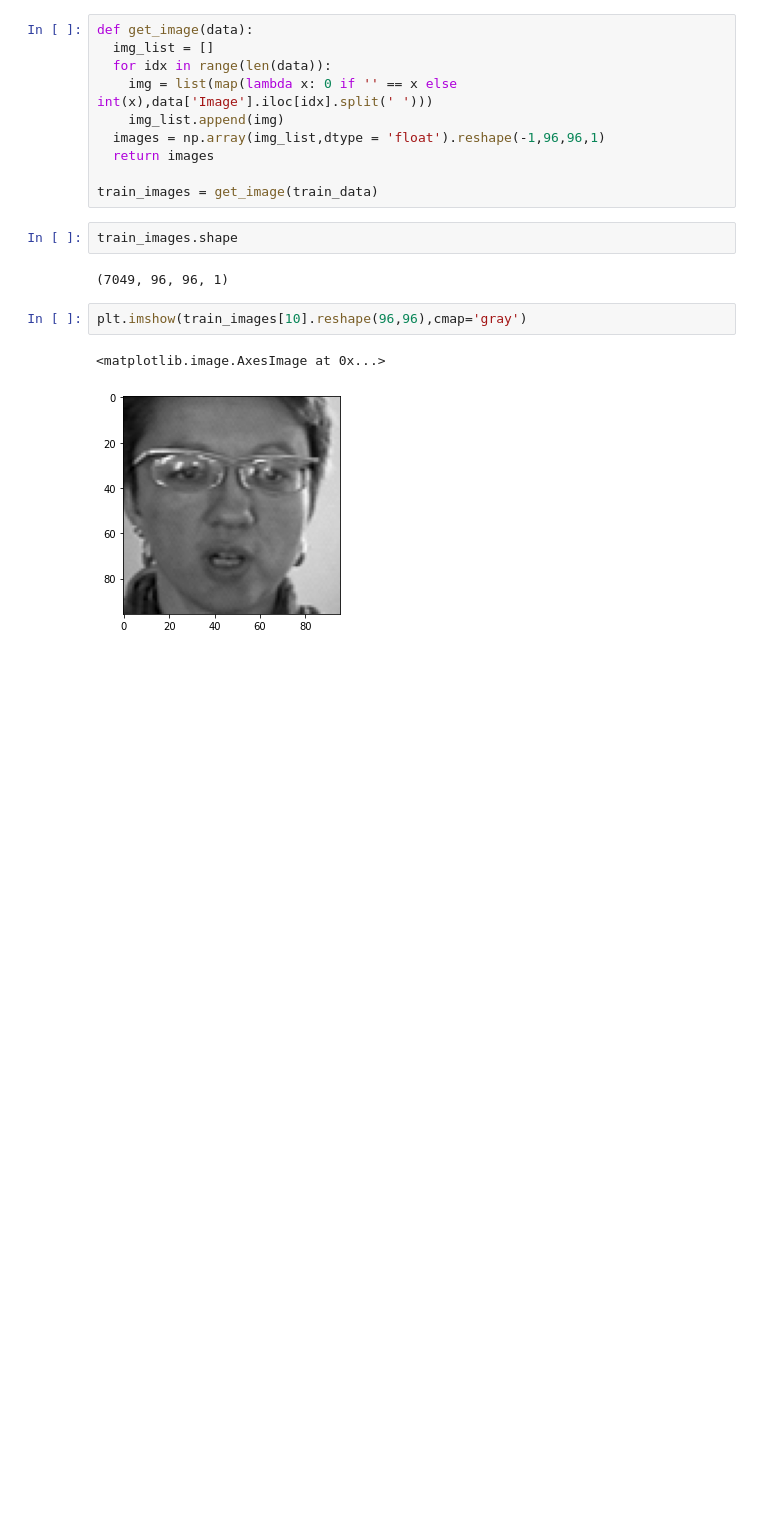
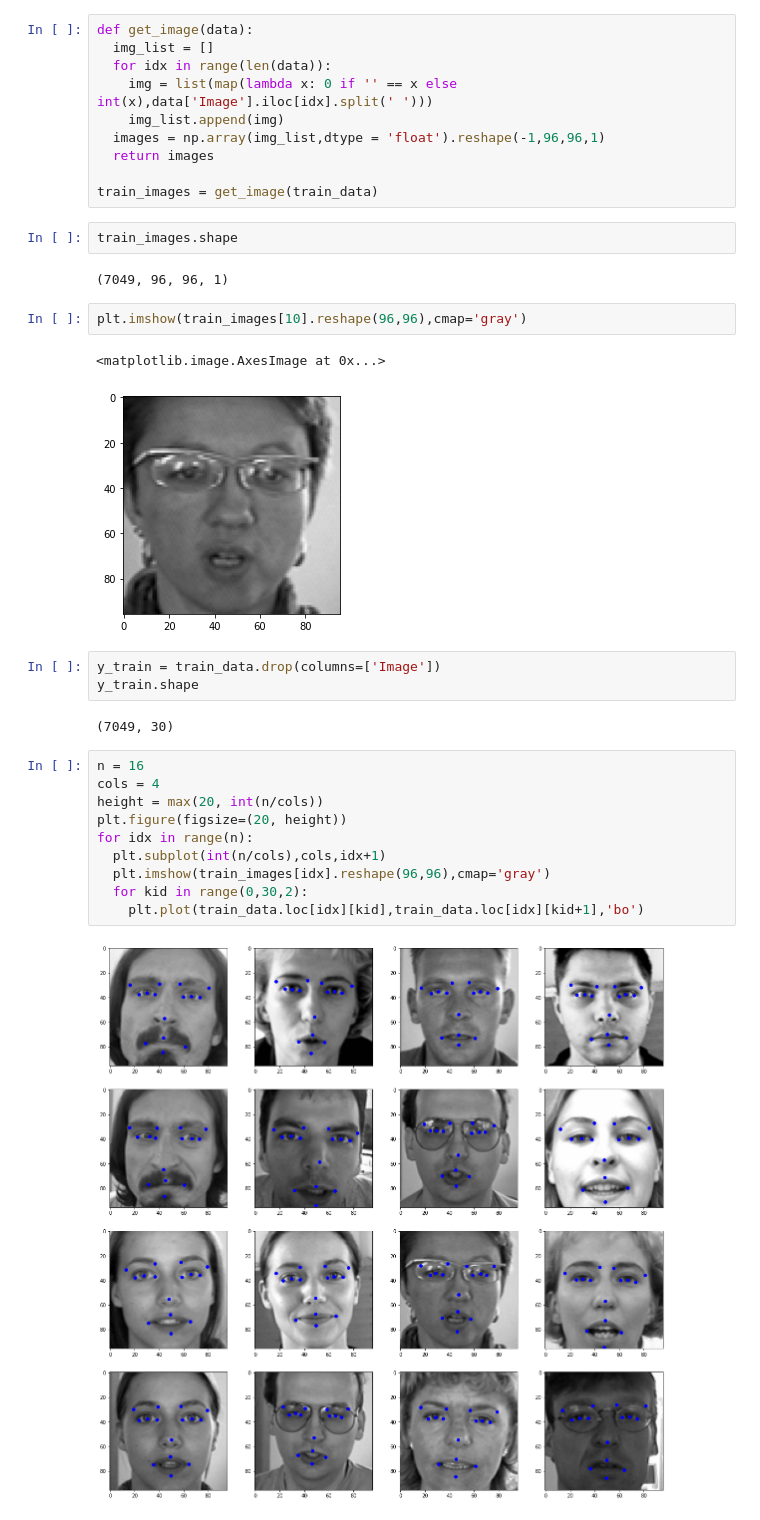
Before and after one commit to imanjunathn/facial_keypoints_detection, a Jupyter notebook: notebooks/facial_keypoints_detection.ipynb, the cells around one changed output. Drawn from its saved outputs; the diff is of its cells as text; blank space fills up the shorter version.

Commit message:
Reading images
1. Loading images
2. Plotting images with key_points

```diff
--- a/notebooks/facial_keypoints_detection.ipynb
+++ b/notebooks/facial_keypoints_detection.ipynb
@@ -86,3 +86,20 @@ plt.imshow(train_images[10].reshape(96,96),cmap='gray')
 # %% [output]
 <matplotlib.image.AxesImage at 0x...>
 [figure]
+# %%
+y_train = train_data.drop(columns=['Image'])
+y_train.shape
+# %% [output]
+(7049, 30)
+# %%
+n = 16
+cols = 4
+height = max(20, int(n/cols))
+plt.figure(figsize=(20, height))
+for idx in range(n):
+  plt.subplot(int(n/cols),cols,idx+1)
+  plt.imshow(train_images[idx].reshape(96,96),cmap='gray')
+  for kid in range(0,30,2):
+    plt.plot(train_data.loc[idx][kid],train_data.loc[idx][kid+1],'bo')
+# %% [output]
+[figure, added]
```
Also changed, not shown: parts of 2 cells of this notebook.
